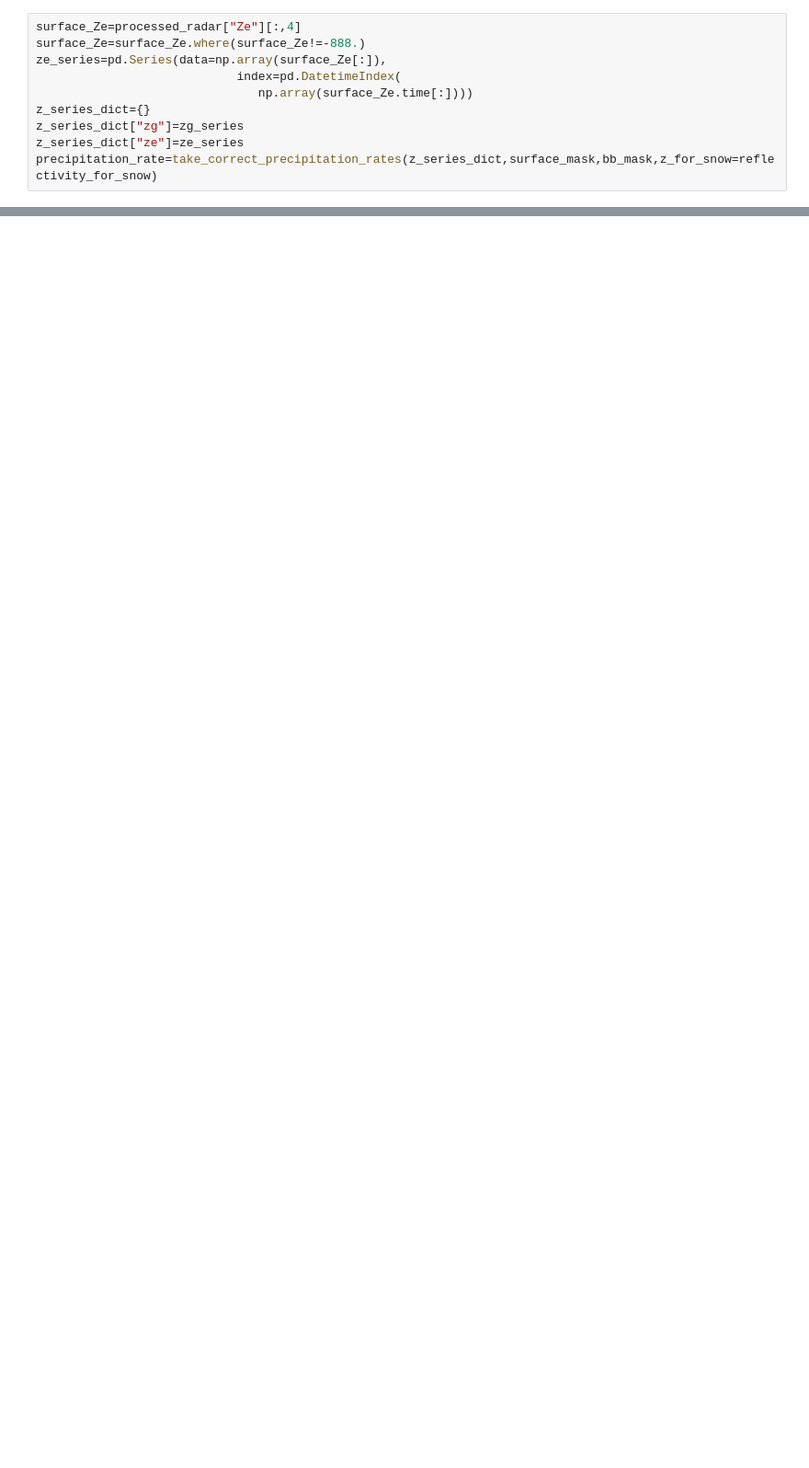
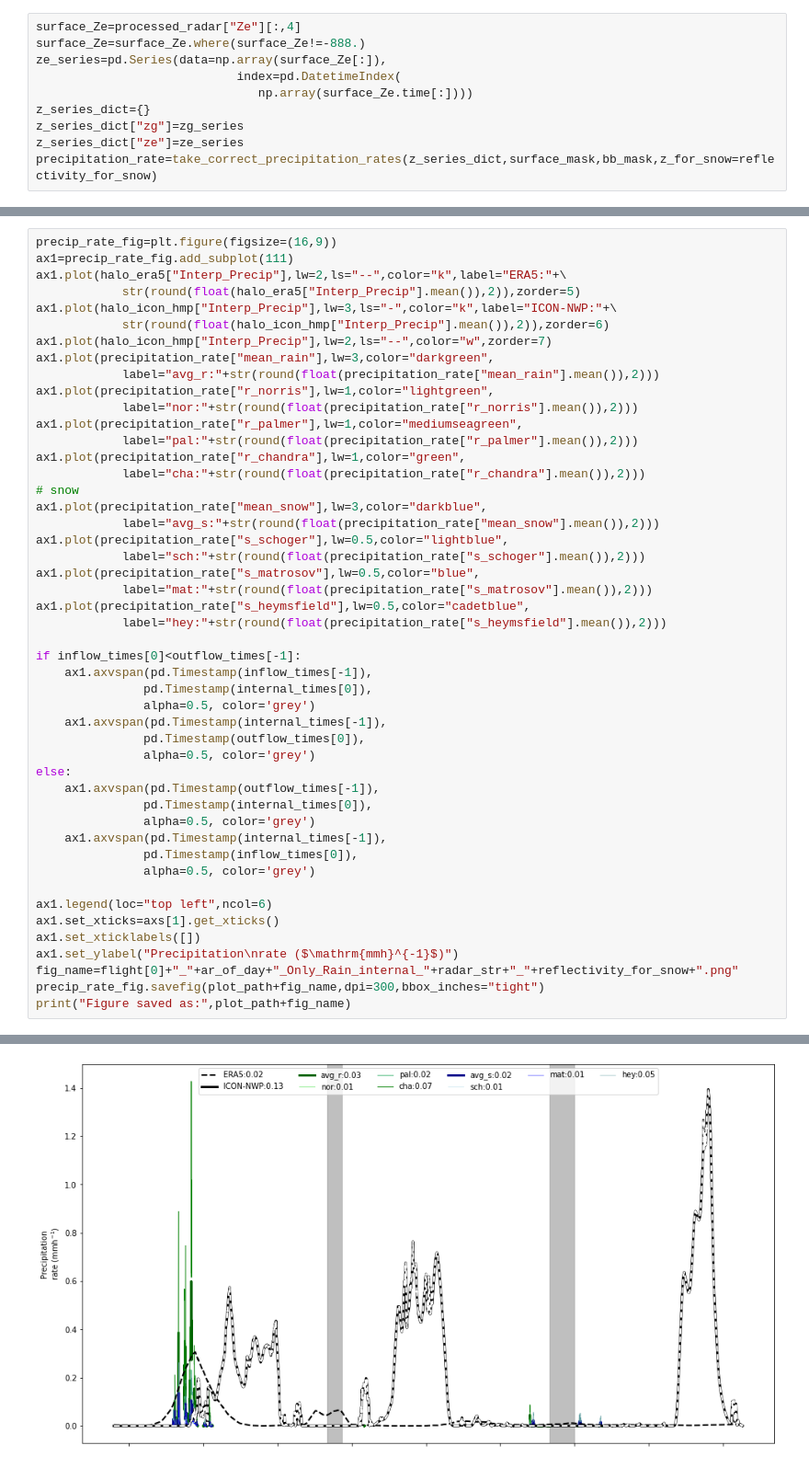
Before and after one commit to hdorff94/HALO_AC3_AR_Budget_Closure, a Jupyter notebook: notebooks/internal_radar_precipitation.ipynb, the cells around one changed output, grey strips where cells are left out. Shown at 92% size. Drawn from its saved outputs; the diff is of its cells as text; blank space fills up the shorter version.

```diff
--- a/notebooks/internal_radar_precipitation.ipynb
+++ b/notebooks/internal_radar_precipitation.ipynb
@@ -728,0 +730,49 @@ Figure saved as: C:\Users\u300737\Desktop\PhD_UHH_WIMI\my_GIT\HALO_AC3_AR_Budget
+# %%
+precip_rate_fig=plt.figure(figsize=(16,9))
+ax1=precip_rate_fig.add_subplot(111)
+ax1.plot(halo_era5["Interp_Precip"],lw=2,ls="--",color="k",label="ERA5:"+\
+            str(round(float(halo_era5["Interp_Precip"].mean()),2)),zorder=5)
+ax1.plot(halo_icon_hmp["Interp_Precip"],lw=3,ls="-",color="k",label="ICON-NWP:"+\
+            str(round(float(halo_icon_hmp["Interp_Precip"].mean()),2)),zorder=6)
+ax1.plot(halo_icon_hmp["Interp_Precip"],lw=2,ls="--",color="w",zorder=7)
+ax1.plot(precipitation_rate["mean_rain"],lw=3,color="darkgreen",
+            label="avg_r:"+str(round(float(precipitation_rate["mean_rain"].mean()),2)))
+ax1.plot(precipitation_rate["r_norris"],lw=1,color="lightgreen",
+            label="nor:"+str(round(float(precipitation_rate["r_norris"].mean()),2)))
+ax1.plot(precipitation_rate["r_palmer"],lw=1,color="mediumseagreen",
+            label="pal:"+str(round(float(precipitation_rate["r_palmer"].mean()),2)))
+ax1.plot(precipitation_rate["r_chandra"],lw=1,color="green",
+            label="cha:"+str(round(float(precipitation_rate["r_chandra"].mean()),2)))
+# snow
+ax1.plot(precipitation_rate["mean_snow"],lw=3,color="darkblue",
+            label="avg_s:"+str(round(float(precipitation_rate["mean_snow"].mean()),2)))
+ax1.plot(precipitation_rate["s_schoger"],lw=0.5,color="lightblue",
+            label="sch:"+str(round(float(precipitation_rate["s_schoger"].mean()),2)))
+ax1.plot(precipitation_rate["s_matrosov"],lw=0.5,color="blue",
+            label="mat:"+str(round(float(precipitation_rate["s_matrosov"].mean()),2)))
+ax1.plot(precipitation_rate["s_heymsfield"],lw=0.5,color="cadetblue",
+            label="hey:"+str(round(float(precipitation_rate["s_heymsfield"].mean()),2)))
+
+if inflow_times[0]<outflow_times[-1]:
+    ax1.axvspan(pd.Timestamp(inflow_times[-1]),
+               pd.Timestamp(internal_times[0]),
+               alpha=0.5, color='grey')
+    ax1.axvspan(pd.Timestamp(internal_times[-1]),
+               pd.Timestamp(outflow_times[0]),
+               alpha=0.5, color='grey')
+else:
+    ax1.axvspan(pd.Timestamp(outflow_times[-1]),
+               pd.Timestamp(internal_times[0]),
+               alpha=0.5, color='grey')
+    ax1.axvspan(pd.Timestamp(internal_times[-1]),
+               pd.Timestamp(inflow_times[0]),
+               alpha=0.5, color='grey')
+
+ax1.legend(loc="top left",ncol=6)
+ax1.set_xticks=axs[1].get_xticks()
+ax1.set_xticklabels([])
+ax1.set_ylabel("Precipitation\nrate ($\mathrm{mmh}^{-1}$)")
+fig_name=flight[0]+"_"+ar_of_day+"_Only_Rain_internal_"+radar_str+"_"+reflectivity_for_snow+".png"
+precip_rate_fig.savefig(plot_path+fig_name,dpi=300,bbox_inches="tight")
+print("Figure saved as:",plot_path+fig_name)
+# %% [output]
@@ -728,0 +780 @@ Figure saved as: C:\Users\u300737\Desktop\PhD_UHH_WIMI\my_GIT\HALO_AC3_AR_Budget
+[figure, added]
```
Also changed, not shown: parts of 9 cells of this notebook.
